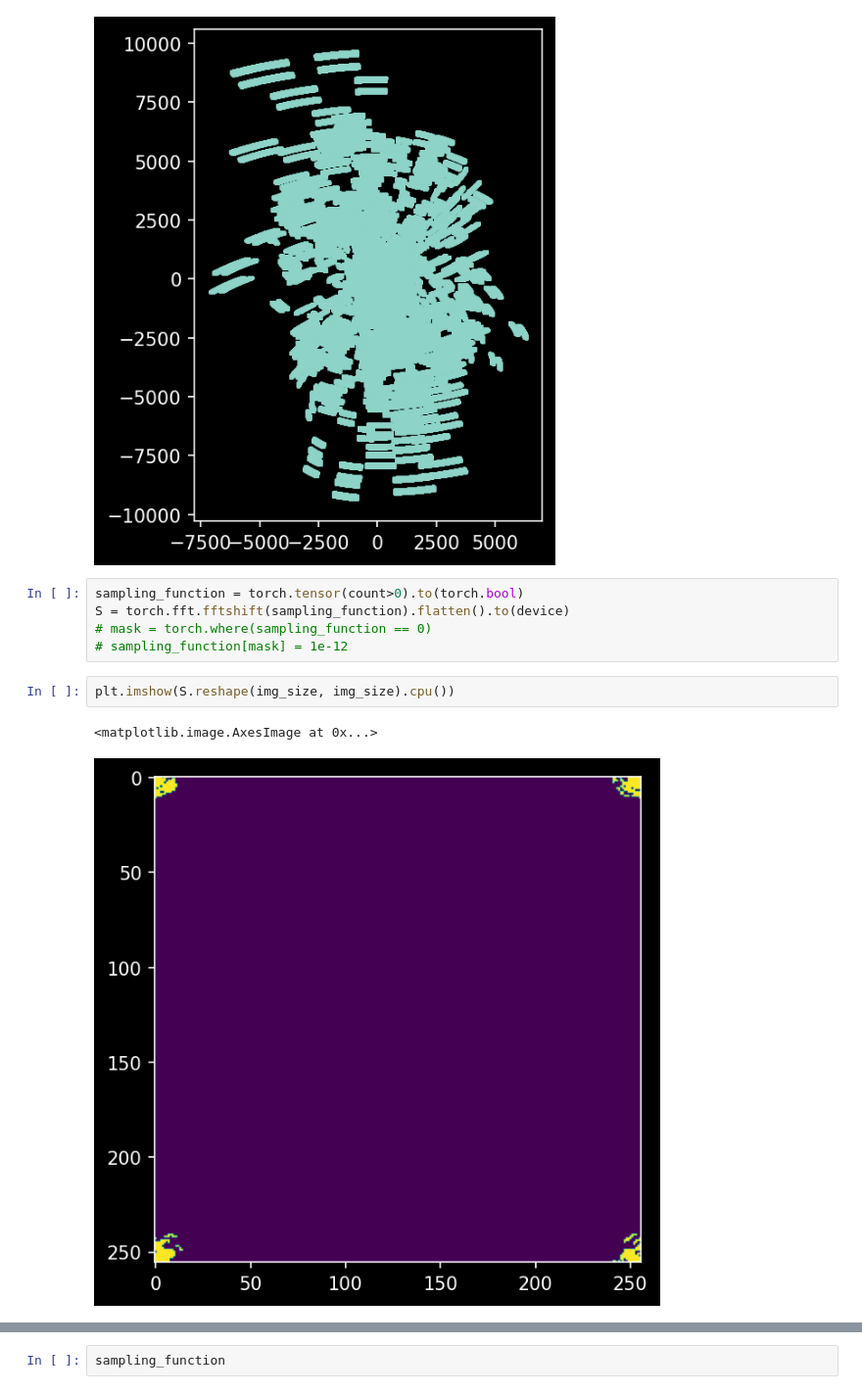
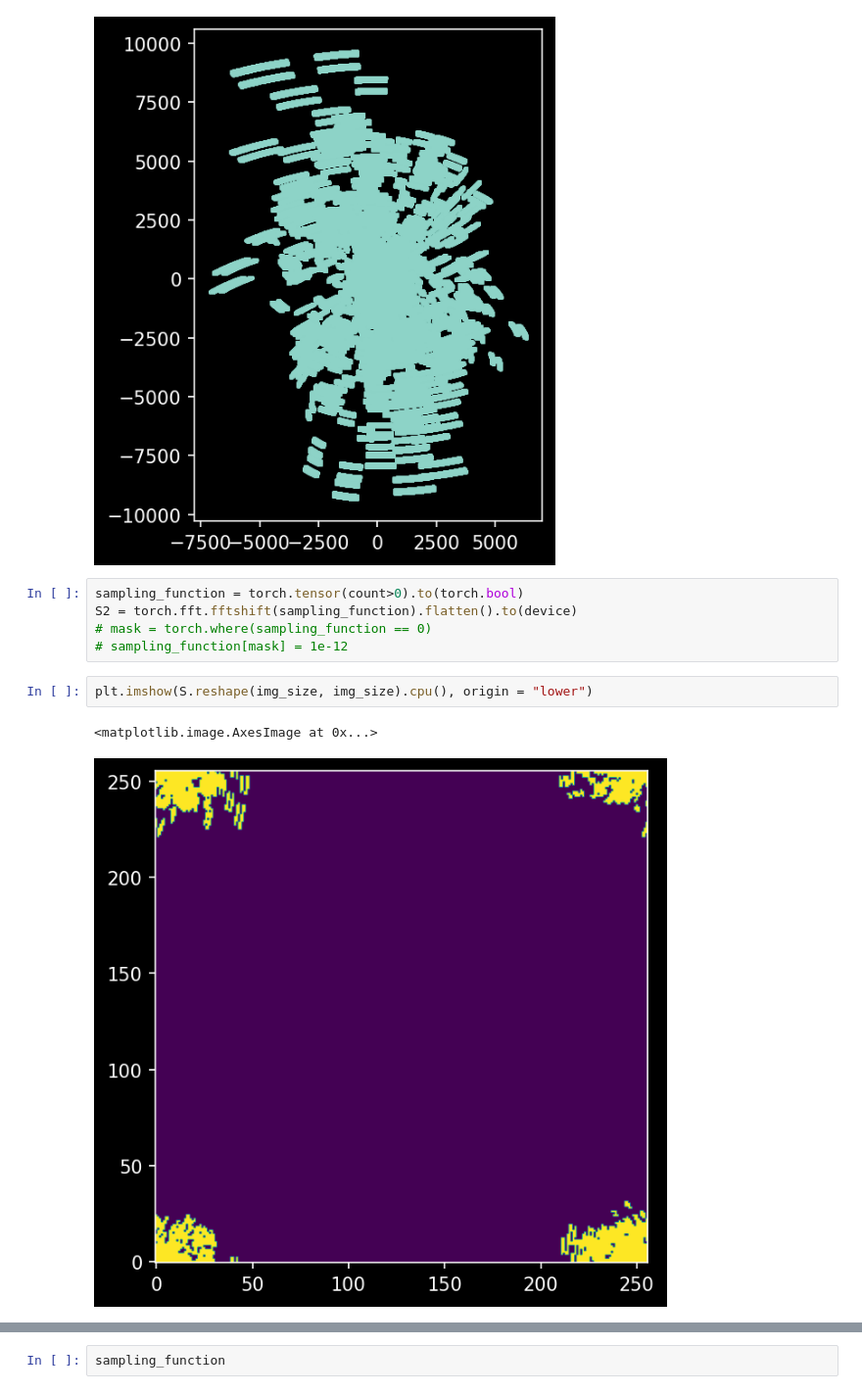
Before and after one commit to EnceladeCandy/diffusion-radio-astronomy, a Jupyter notebook: notebooks/mpol_inf_real copy 4.ipynb, the cells around one changed output, grey strips where cells are left out. Shown at 98% size. Drawn from its saved outputs; the diff is of its cells as text.

```diff
--- a/notebooks/mpol_inf_real copy 4.ipynb
+++ b/notebooks/mpol_inf_real copy 4.ipynb
@@ -162,11 +149,11 @@ plt.gca().set_aspect("equal")
 [figure]
 # %%
 sampling_function = torch.tensor(count>0).to(torch.bool)
-S = torch.fft.fftshift(sampling_function).flatten().to(device)
+S2 = torch.fft.fftshift(sampling_function).flatten().to(device)
 # mask = torch.where(sampling_function == 0)
 # sampling_function[mask] = 1e-12
 # %%
-plt.imshow(S.reshape(img_size, img_size).cpu())
+plt.imshow(S.reshape(img_size, img_size).cpu(), origin = "lower")
 # %% [output]
 <matplotlib.image.AxesImage at 0x...>
-[figure, old version]
+[figure, new version]
```
Also changed, not shown: parts of 18 cells of this notebook, 2 other files.
